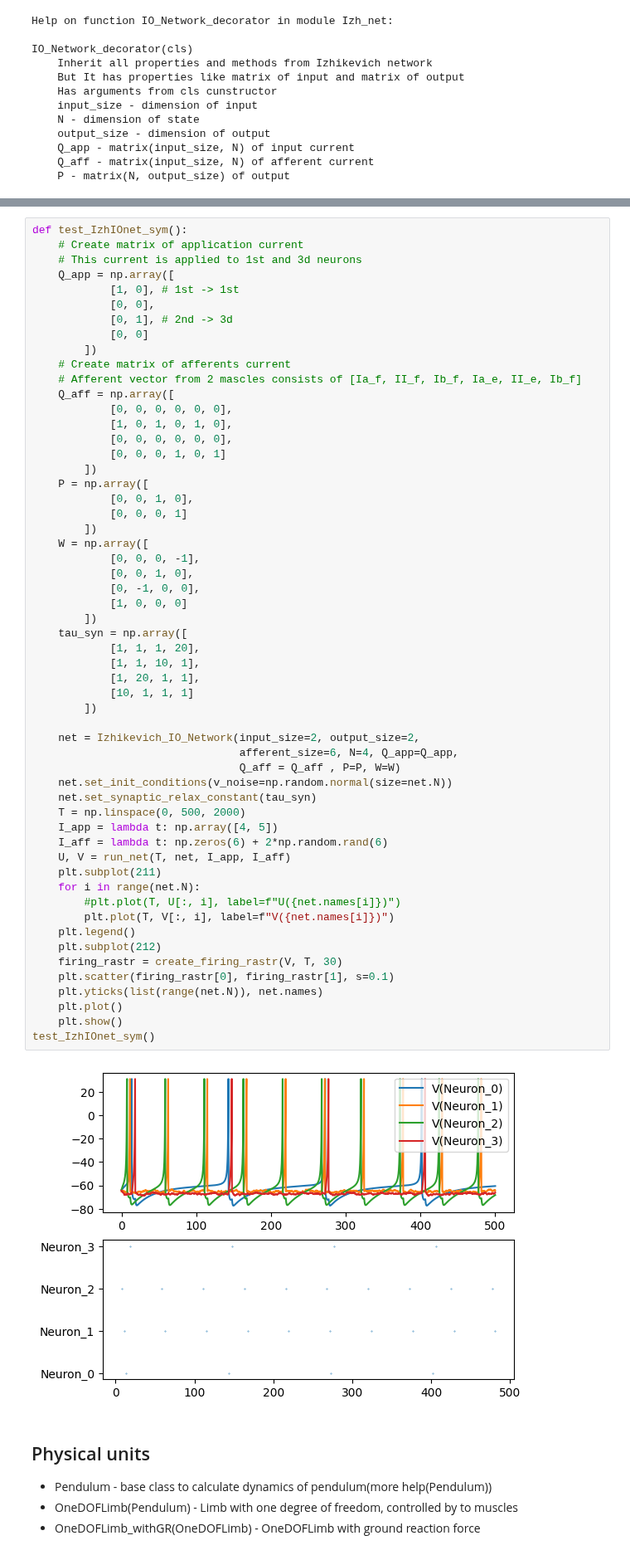
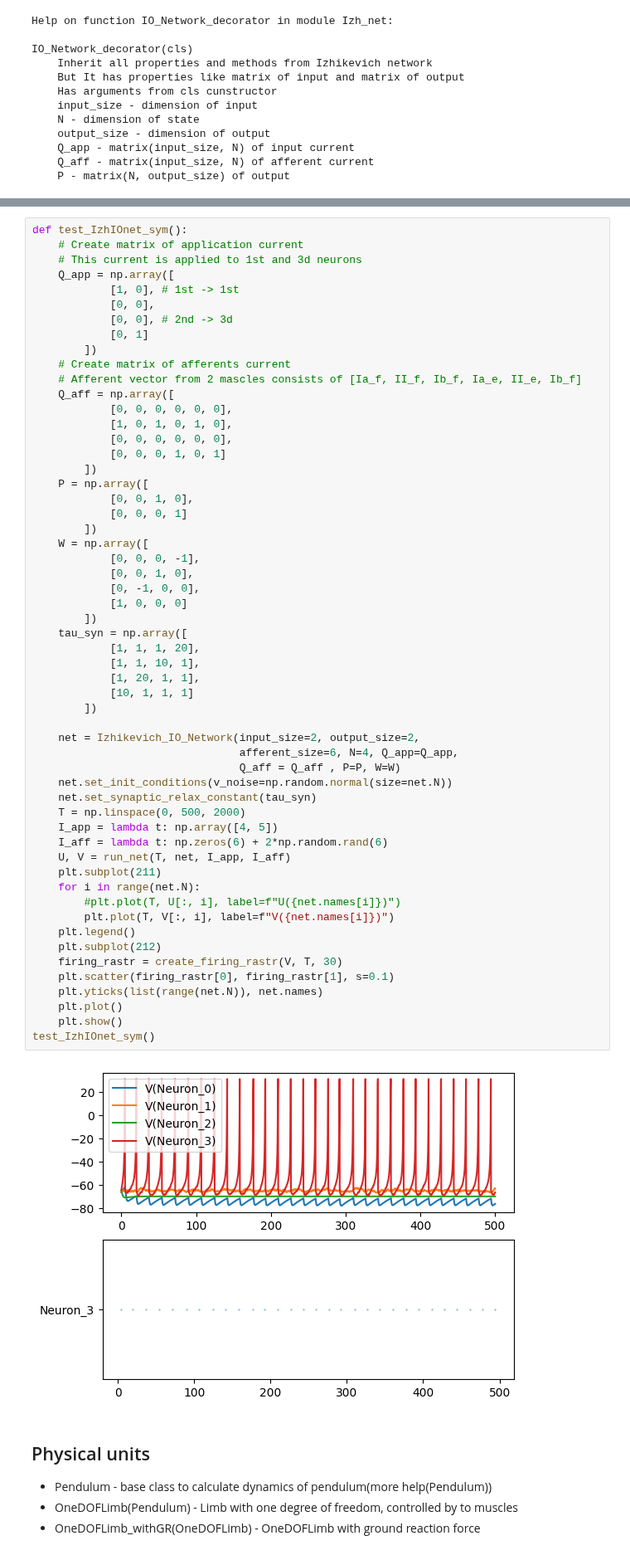
Before and after one commit to brodayagabro/SpikingNN, a Jupyter notebook: tutor.ipynb, the cells around one changed output, grey strips where cells are left out. Shown at 83% size. Drawn from its saved outputs; the diff is of its cells as text.

```diff
--- a/tutor.ipynb
+++ b/tutor.ipynb
@@ -361,8 +361,8 @@ def test_IzhIOnet_sym():
     Q_app = np.array([
             [1, 0], # 1st -> 1st
             [0, 0],
-            [0, 1], # 2nd -> 3d
-            [0, 0]
+            [0, 0], # 2nd -> 3d
+            [0, 1]
         ])
     # Create matrix of afferents current
     # Afferent vector from 2 mascles consists of [Ia_f, II_f, Ib_f, Ia_e, II_e, Ib_f]
@@ -384,34 +384,34 @@ def test_IzhIOnet_sym():
         ])
     tau_syn = np.array([
             [1, 1, 1, 20],
             [1, 1, 10, 1],
             [1, 20, 1, 1],
             [10, 1, 1, 1]
         ])
 
     net = Izhikevich_IO_Network(input_size=2, output_size=2,
                                 afferent_size=6, N=4, Q_app=Q_app,
                                 Q_aff = Q_aff , P=P, W=W)
     net.set_init_conditions(v_noise=np.random.normal(size=net.N))
     net.set_synaptic_relax_constant(tau_syn)
     T = np.linspace(0, 500, 2000)
     I_app = lambda t: np.array([4, 5])
     I_aff = lambda t: np.zeros(6) + 2*np.random.rand(6)
     U, V = run_net(T, net, I_app, I_aff)
     plt.subplot(211)
     for i in range(net.N):
         #plt.plot(T, U[:, i], label=f"U({net.names[i]})")
         plt.plot(T, V[:, i], label=f"V({net.names[i]})")
     plt.legend()
     plt.subplot(212)
     firing_rastr = create_firing_rastr(V, T, 30)
     plt.scatter(firing_rastr[0], firing_rastr[1], s=0.1)
     plt.yticks(list(range(net.N)), net.names)
     plt.plot()
     plt.show()
 test_IzhIOnet_sym()
 # %% [output]
-[figure, old version]
+[figure, new version]
 # %% [markdown]
 ## Physical units
 - Pendulum - base class to calculate dynamics of pendulum(more help(Pendulum))
```
Also changed, not shown: parts of 8 cells of this notebook, 2 other files.
